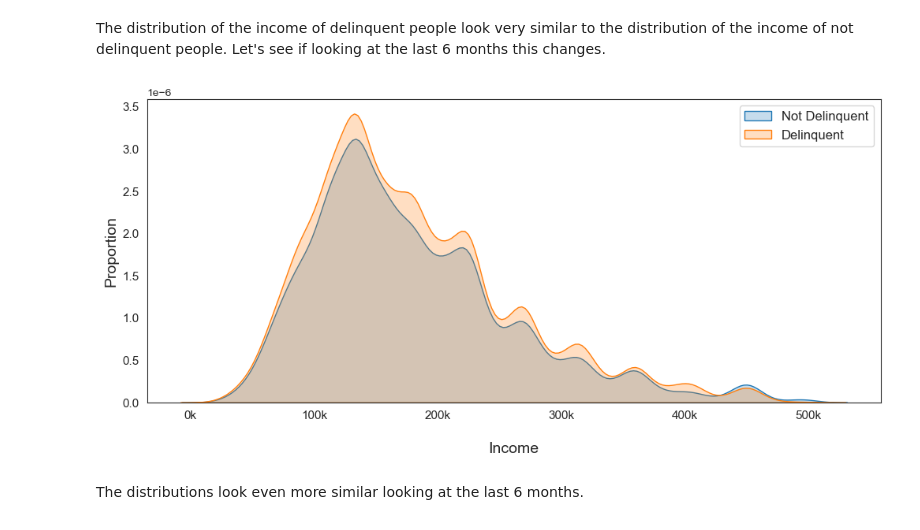
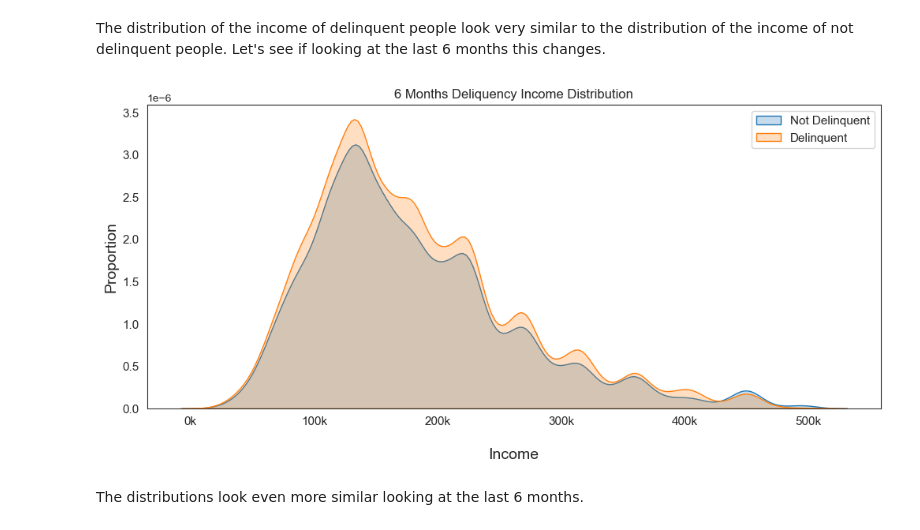
Before and after one commit to gabrielafichtner/credit-card-delinquency, a Jupyter notebook: Notebooks/03 - EDA cleaned data.ipynb, the cells around one changed output. Saved outputs shown, nothing was run; the diff lists cells and outputs as text; code cells hidden in the pictures.

```diff
--- a/Notebooks/03 - EDA cleaned data.ipynb
+++ b/Notebooks/03 - EDA cleaned data.ipynb
@@ -180,19 +180,25 @@ The distribution of the income of delinquent people look very similar to the dis
 # %%
 plt.figure(figsize=(12, 5))
 
 sns.kdeplot(train[train['amt_income_total']<0.5e6], x='amt_income_total', hue='6mo_delinquency', fill=True, palette=['#ff7f0e', '#1f77b4'])
 
 ticks=range(0, 600000, 100000)
 tick_labels = [f"{int(i/1000)}k" for i in ticks]
 
-plt.legend(labels, loc='best', fontsize=12)
+plt.legend(
+           labels=["Not Delinquent", "Delinquent"],
+           loc="best",
+           fontsize=11,
+           title_fontsize=12)
+plt.title("6 Months Deliquency Income Distribution", fontsize=12)
+
 plt.xlabel('\nIncome', fontsize=14)
 plt.ylabel('Proportion', fontsize=14)
 plt.xticks(ticks=ticks, labels=tick_labels, rotation=0, fontsize=11)
 plt.yticks(ticks=None, fontsize=11)
 plt.savefig('../Images/delinquency-vs-income.png', dpi=300);
 # %% [output]
-[figure, old version]
+[figure, new version]
 # %% [markdown]
 The distributions look even more similar looking at the last 6 months.
 # %% [markdown]
```
Also changed, not shown: parts of 7 cells of this notebook, 8 other files.
